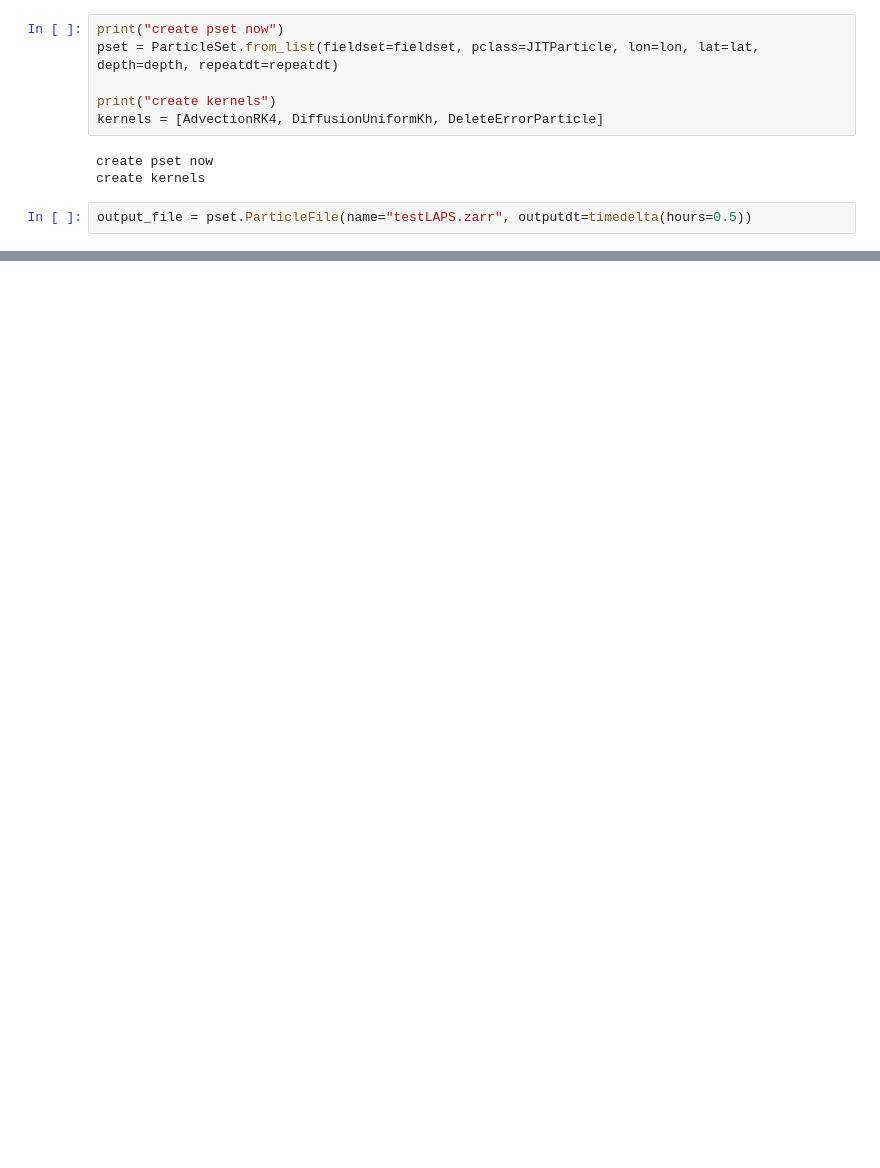
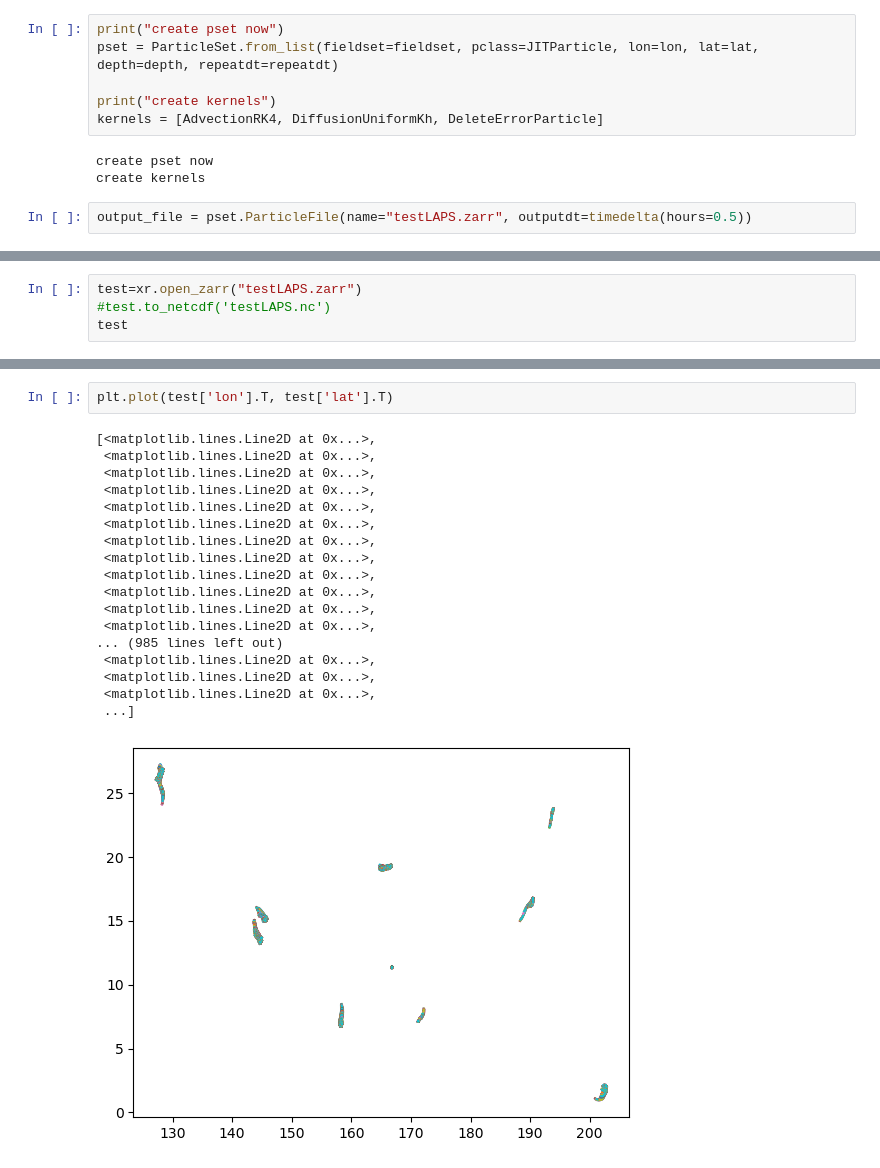
Before and after one commit to JohannaWren/LAPS_modeling, a Jupyter notebook: LAPS_main_run.ipynb, the cells around one changed output, grey strips where cells are left out. Cells and saved outputs as stored; diff of their text form; blank space fills up the shorter version.

Commit message:
quick plot of trajectory output file and read in HYCOM currents

```diff
--- a/LAPS_main_run.ipynb
+++ b/LAPS_main_run.ipynb
@@ -217,0 +202,4 @@ INFO: Output files are stored in testLAPS.zarr.
+# %%
+test=xr.open_zarr("testLAPS.zarr")
+#test.to_netcdf('testLAPS.nc')
+test
@@ -217,0 +293,21 @@ INFO: Output files are stored in testLAPS.zarr.
+# %%
+plt.plot(test['lon'].T, test['lat'].T)
+# %% [output]
+[<matplotlib.lines.Line2D at 0x...>,
+ <matplotlib.lines.Line2D at 0x...>,
+ <matplotlib.lines.Line2D at 0x...>,
+ <matplotlib.lines.Line2D at 0x...>,
+ <matplotlib.lines.Line2D at 0x...>,
+ <matplotlib.lines.Line2D at 0x...>,
+ <matplotlib.lines.Line2D at 0x...>,
+ <matplotlib.lines.Line2D at 0x...>,
+ <matplotlib.lines.Line2D at 0x...>,
+ <matplotlib.lines.Line2D at 0x...>,
+ <matplotlib.lines.Line2D at 0x...>,
+ <matplotlib.lines.Line2D at 0x...>,
+... (985 lines left out)
+ <matplotlib.lines.Line2D at 0x...>,
+ <matplotlib.lines.Line2D at 0x...>,
+ <matplotlib.lines.Line2D at 0x...>,
+ ...]
+[figure, added]
```
Also changed, not shown: parts of 8 cells of this notebook.
